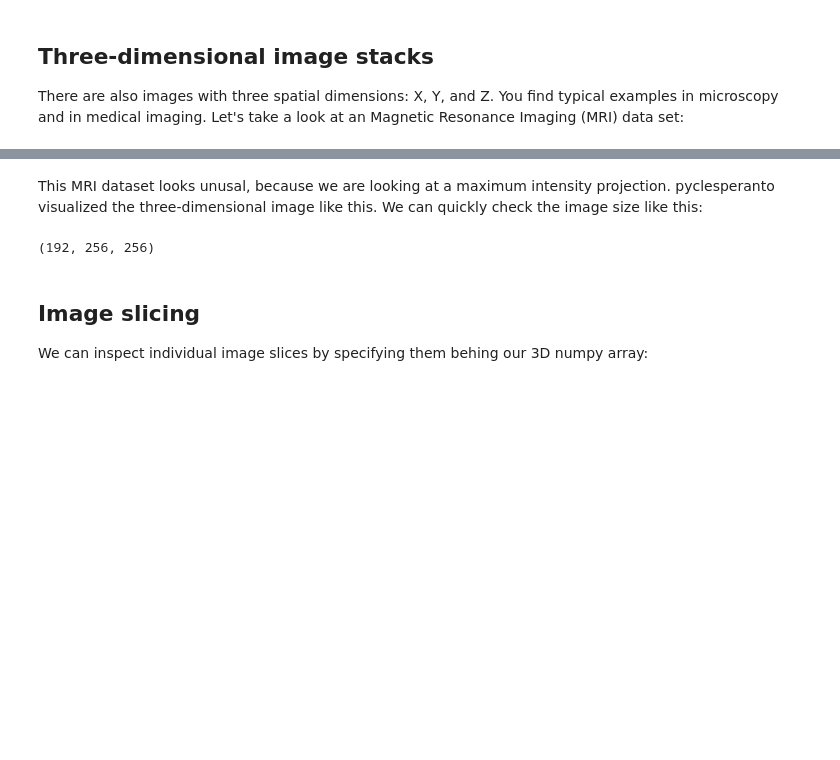
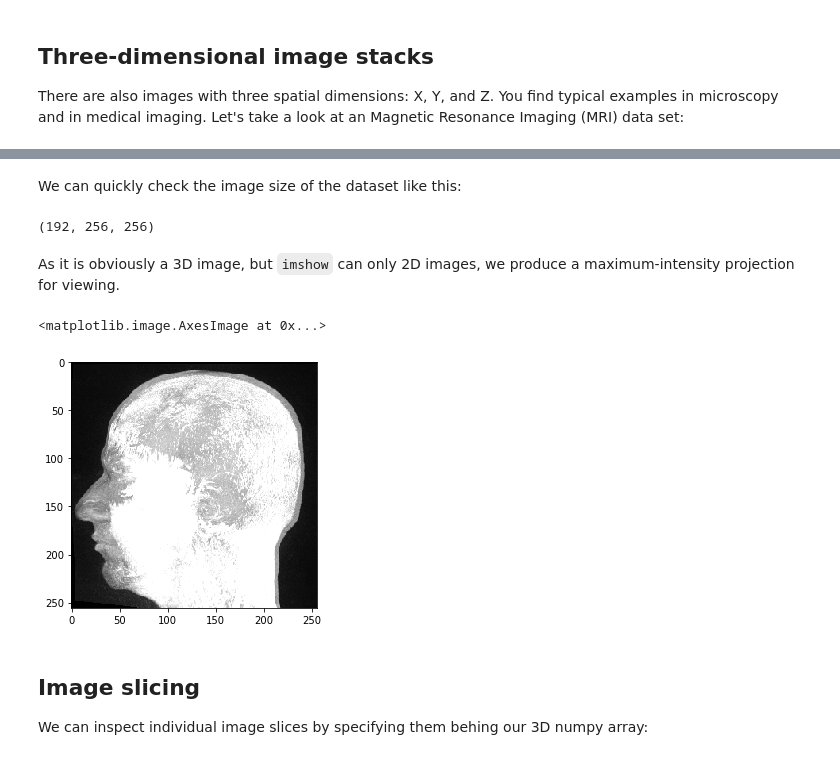
Before and after one commit to haesleinhuepf/BioImageAnalysisNotebooks, a Jupyter notebook: docs/16_3d_image_visualization/10_nd_image_data.ipynb, the cells around one changed output, grey strips where cells are left out. Saved outputs shown, nothing was run; the diff lists cells and outputs as text; code cells hidden in the pictures; blank space fills up the shorter version.

Commit message:
updated nd image data

```diff
--- a/docs/16_3d_image_visualization/10_nd_image_data.ipynb
+++ b/docs/16_3d_image_visualization/10_nd_image_data.ipynb
@@ -16,9 +13,18 @@ imshow(image_stack)
 # %% [markdown]
-This MRI dataset looks unusal, because we are looking at a maximum intensity projection. pyclesperanto visualized the three-dimensional image like this. We can quickly check the image size like this:
+We can quickly check the image size of the dataset like this:
 # %%
 image_stack.shape
 # %% [output]
 (192, 256, 256)
+# %% [markdown]
+As it is obviously a 3D image, but `imshow` can only 2D images, we produce a maximum-intensity projection for viewing.
+# %%
+projection = image_stack.max(axis=0)
+
+imshow(projection)
+# %% [output]
+<matplotlib.image.AxesImage at 0x...>
+[figure, new version]
 # %% [markdown]
 ## Image slicing
 We can inspect individual image slices by specifying them behing our 3D numpy array:
```
Also changed, not shown: parts of 10 cells of this notebook.
